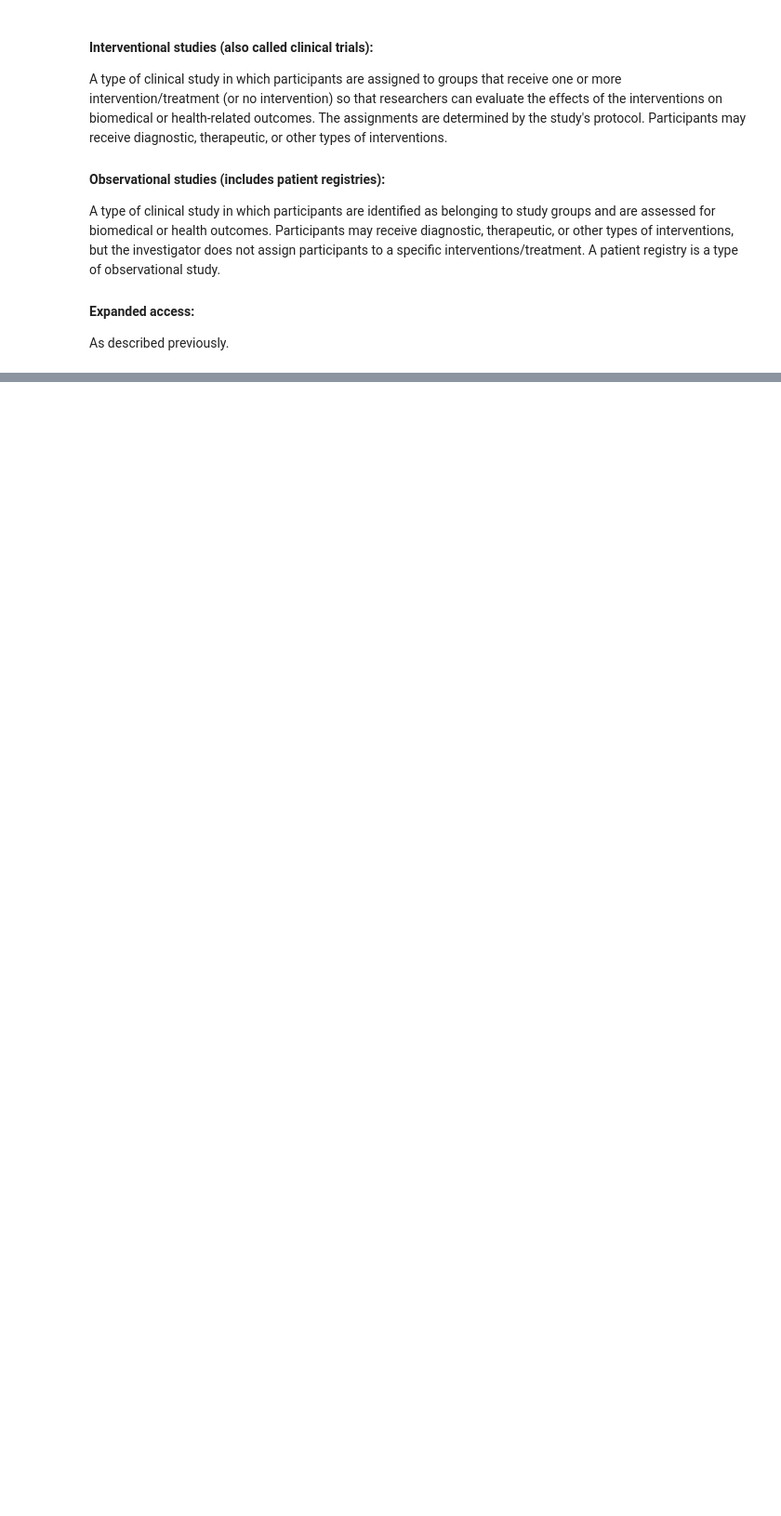
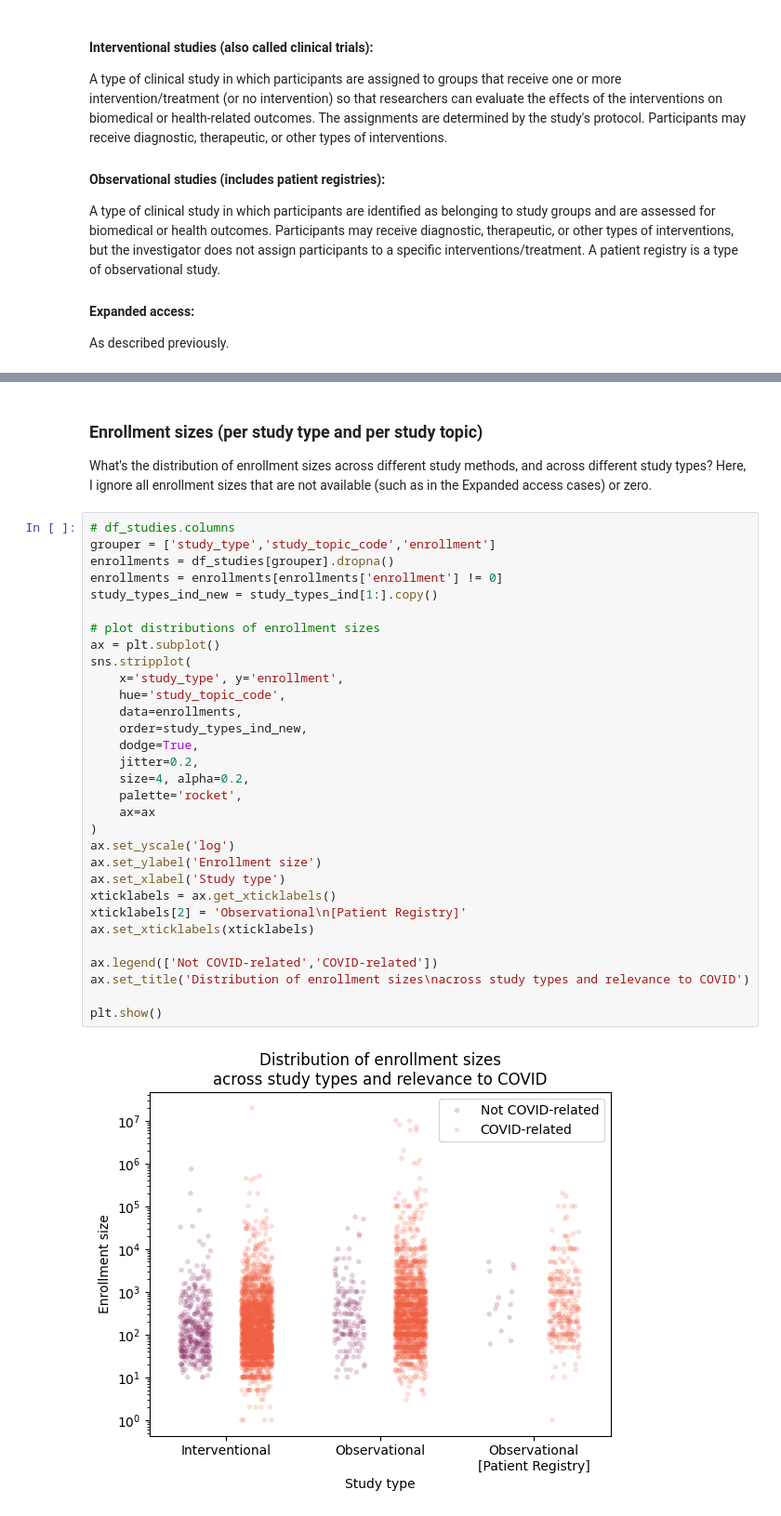
Before and after one commit to chels-kim/kaggle-covid-clintri, a Jupyter notebook: kaggle-covid-clintri/COVID-19 Clinical Trials.ipynb, the cells around one changed output, grey strips where cells are left out. Shown at 93% size. Cells and saved outputs as stored; diff of their text form; blank space fills up the shorter version.

```diff
--- a/kaggle-covid-clintri/COVID-19 Clinical Trials.ipynb
+++ b/kaggle-covid-clintri/COVID-19 Clinical Trials.ipynb
@@ -844,2 +853,39 @@ expanded access studies are the rarest of study types, only seen in a miniscule
 at all in non-COVID-related ones. We might reason that expanded access is perhaps unlikely to be approved, unless urgently
 necessary in situations such as in a novel viral pandemic, where much about the virus is unknown but lives are in danger.
+# %% [markdown]
+### Enrollment sizes (per study type and per study topic)
+What's the distribution of enrollment sizes across different study methods, and across different study types?
+Here, I ignore all enrollment sizes that are not available (such as in the Expanded access cases) or zero.
+# %%
+# df_studies.columns
+grouper = ['study_type','study_topic_code','enrollment']
+enrollments = df_studies[grouper].dropna()
+enrollments = enrollments[enrollments['enrollment'] != 0]
+study_types_ind_new = study_types_ind[1:].copy()
+
+# plot distributions of enrollment sizes
+ax = plt.subplot()
+sns.stripplot(
+    x='study_type', y='enrollment',
+    hue='study_topic_code',
+    data=enrollments,
+    order=study_types_ind_new,
+    dodge=True,
+    jitter=0.2,
+    size=4, alpha=0.2,
+    palette='rocket',
+    ax=ax
+)
+ax.set_yscale('log')
+ax.set_ylabel('Enrollment size')
+ax.set_xlabel('Study type')
+xticklabels = ax.get_xticklabels()
+xticklabels[2] = 'Observational\n[Patient Registry]'
+ax.set_xticklabels(xticklabels)
+
+ax.legend(['Not COVID-related','COVID-related'])
+ax.set_title('Distribution of enrollment sizes\nacross study types and relevance to COVID')
+
+plt.show()
+# %% [output]
+[figure, added]
```
Also changed, not shown: parts of 15 cells of this notebook.
